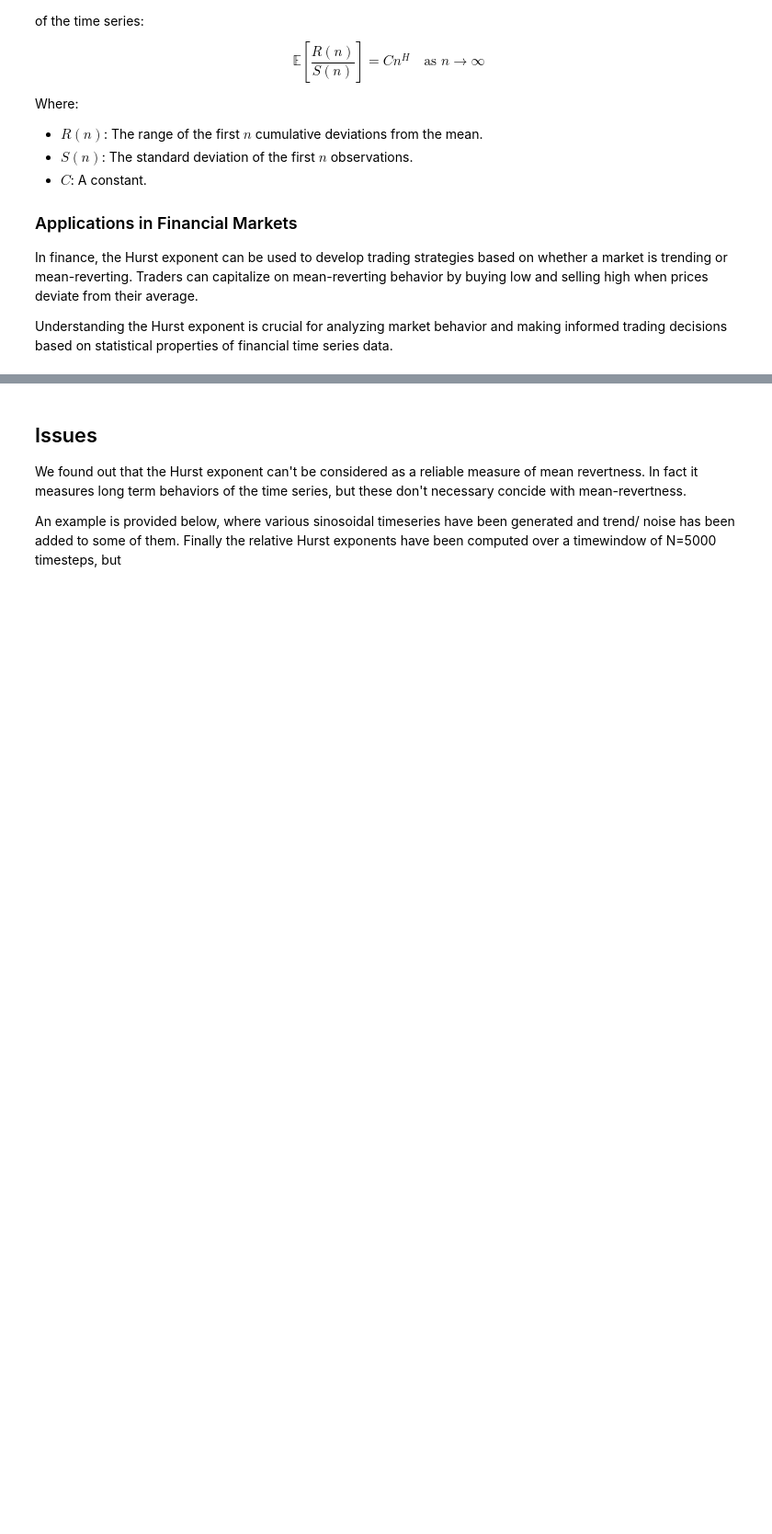
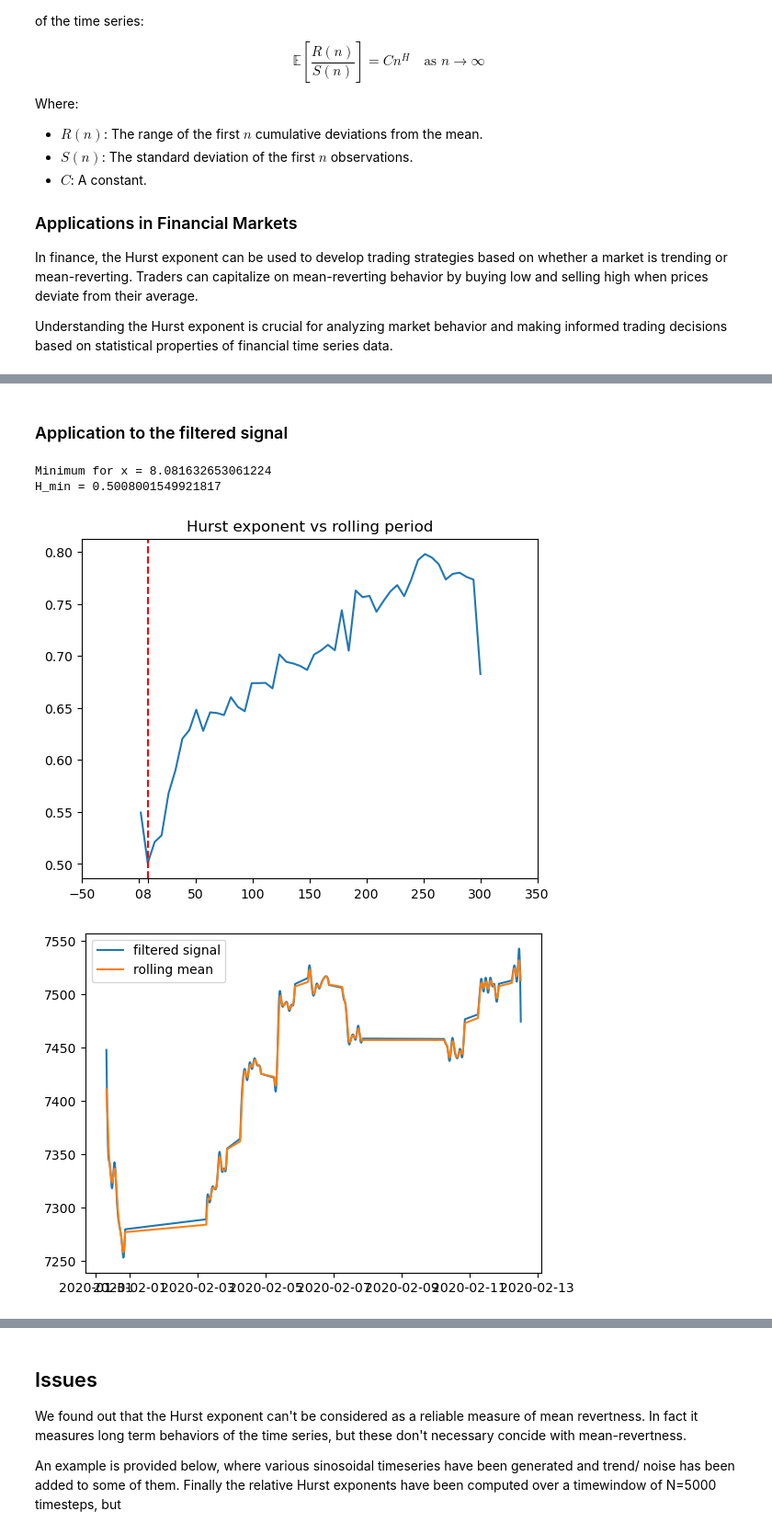
Before and after one commit to gpoccianti/LCP_projects_Y7, a Jupyter notebook: Code/XSOR_report.ipynb, the cells around one changed output, grey strips where cells are left out. Shown at 92% size. Drawn from its saved outputs; the diff is of its cells as text; code cells hidden in the pictures; blank space fills up the shorter version.

```diff
--- a/Code/XSOR_report.ipynb
+++ b/Code/XSOR_report.ipynb
@@ -176,0 +228,50 @@ Understanding the Hurst exponent is crucial for analyzing market behavior and ma
+# %% [markdown]
+### Application to the filtered signal
+# %%
+filtered_sig=filtered_sig_series
+H_rollv=[]
+H_v=[]
+x=np.linspace(2,300)
+for window in x:
+    filtered_new=(filtered_sig-filtered_sig.rolling(window=int(window)).mean()) #Rolling mean over window
+    filtered_sig_no_nan = filtered_new[~np.isnan(filtered_new)] #Remove NaN values
+    H_roll, c, data=compute_Hc(filtered_sig_no_nan,kind='random_walk', simplified=False) #Compute Hurst exponent
+    H, c, data = compute_Hc(filtered_sig,kind='random_walk', simplified=False)
+    H_rollv.append(H_roll)
+# %%
+# Plot the Hurst exponent vs rolling period
+plt.plot(x, H_rollv)
+plt.title("Hurst exponent vs rolling period")
+
+# Find the x-value and y-value corresponding to the minimum of H_rollv
+xmin = x[np.argmin(H_rollv)]
+Hmin = H_rollv[np.argmin(H_rollv)]
+
+# Print the minimum point
+print("Minimum for x =", xmin, "\nH_min =", Hmin)
+
+# Plot a red vertical line at x = xmin
+plt.axvline(x=xmin, color='red', linestyle='--')
+
+# Get the current x-ticks
+current_ticks = plt.gca().get_xticks()
+
+# Add xmin to the current ticks
+new_ticks = np.append(current_ticks, xmin)
+
+# Set the new x-ticks (including the previous ones and xmin)
+plt.xticks(new_ticks)
+
+# Display the plot
+plt.show()
+
+
+plt.plot(filtered_sig, label="filtered signal")
+plt.plot(filtered_sig.rolling(window=int(xmin), min_periods=1, center=True).mean(), label="rolling mean")
+plt.legend()
+plt.show()
+# %% [output]
+Minimum for x = 8.081632653061224
+H_min = 0.5008001549921817
+[figure, added]
+[figure, added]
```
Also changed, not shown: parts of 24 cells of this notebook.
